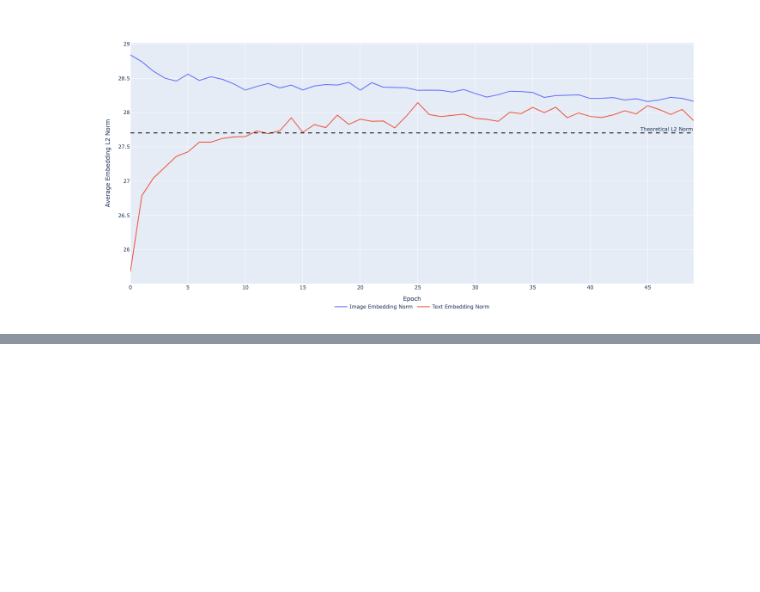
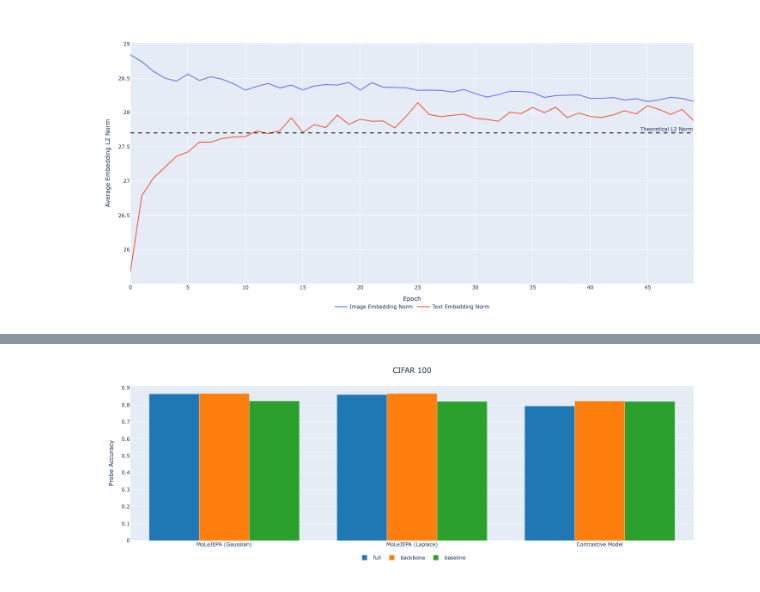
Before and after one commit to Dant86/mole_jepa, a Jupyter notebook: notebooks/06_final_models.ipynb, the cells around one changed output, grey strips where cells are left out. Saved outputs shown, nothing was run; the diff lists cells and outputs as text; code cells hidden in the pictures; blank space fills up the shorter version.

Commit message:
final results

```diff
--- a/notebooks/06_final_models.ipynb
+++ b/notebooks/06_final_models.ipynb
@@ -203,0 +208,10 @@ norm_fig
+# %%
+probe_dfs = []
+
+for model_name, model_display_name in model_name_map.items():
+    cd = nfs_registry.get_checkpoint_dir(model_name)
+    probe_res = pd.read_json(cd / "linear_probe_results.jsonl", lines=True)
+    probe_dfs.append(probe_res)
+
+probe_df = pd.concat(probe_dfs, ignore_index=True)
+probe_df["model"] = probe_df["model"].map(model_name_map)
@@ -203,0 +242,4 @@ norm_fig
+# %%
+cifar_results = probe_df.loc[probe_df["dataset"].str.endswith("cifar100"), :]
+
+cifar_results
@@ -203,0 +257,30 @@ norm_fig
+# %%
+cifar_bar_fig = px.bar(
+    cifar_results,
+    x="model",
+    y="fine_label",
+    color="encoder",
+    barmode="group",
+    color_discrete_sequence=px.colors.qualitative.D3,
+)
+
+cifar_bar_fig.update_layout(
+    xaxis_title=None,
+    yaxis_title="Probe Accuracy",
+    legend=dict(
+        orientation="h",   # Horizontal orientation
+        yanchor="top",     # Anchor the top of the legend to the coordinate
+        y=-0.07,           # Position below the x-axis (0 is the bottom of the plot)
+        xanchor="center",  # Anchor the center of the legend to the coordinate
+        x=0.5              # Center horizontally
+    ),
+    width=700,
+    height=500,
+    legend_title=None,
+    title="CIFAR 100",
+    title_x=0.5,
+)
+
+cifar_bar_fig.show()
+# %% [output]
+[figure, added]
```
Also changed, not shown: parts of 14 cells of this notebook.
